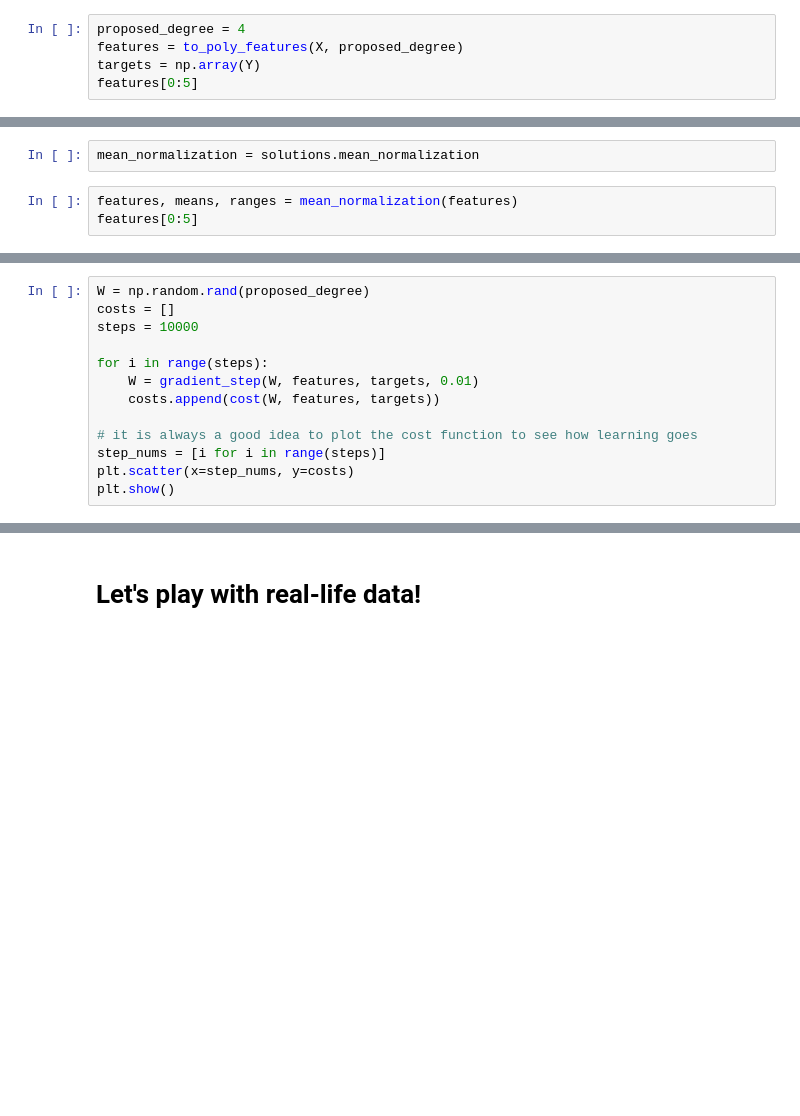
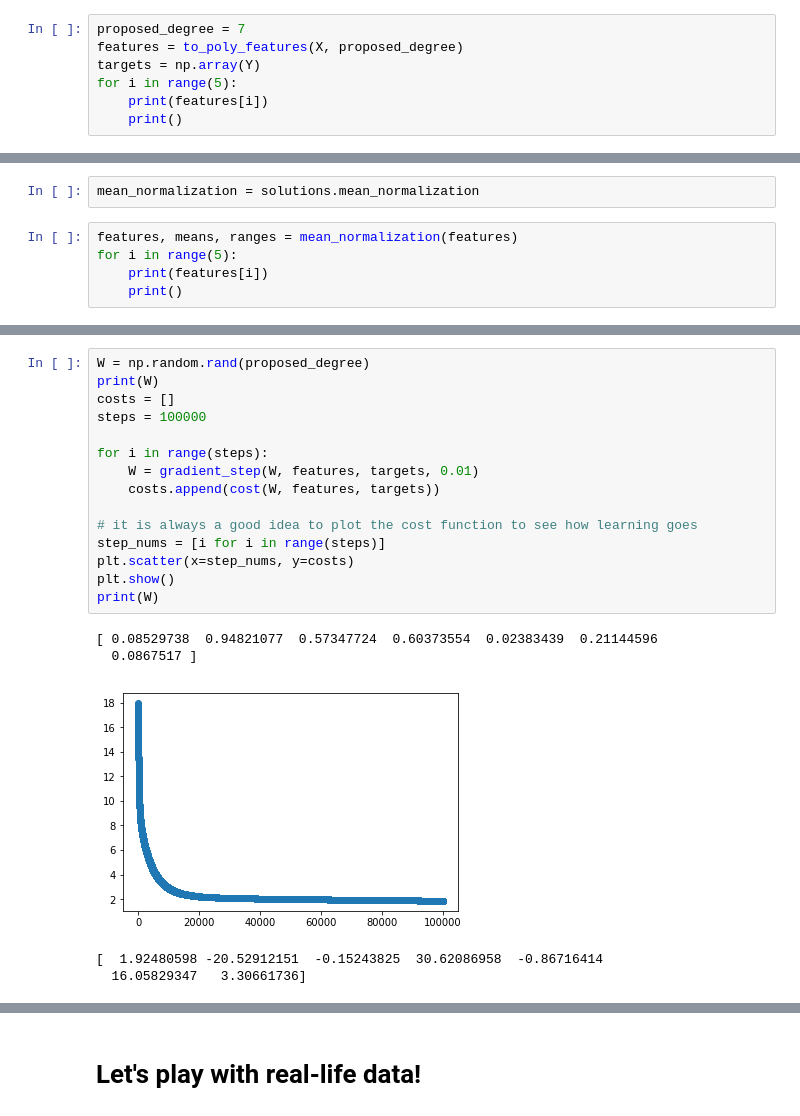
Before and after one commit to aghbit/BIT_AI, a Jupyter notebook: 2017_10_30_lab2/multivariate_regression.ipynb, the cells around one changed output, grey strips where cells are left out. Saved outputs shown, nothing was run; the diff lists cells and outputs as text; blank space fills up the shorter version.

```diff
--- a/2017_10_30_lab2/multivariate_regression.ipynb
+++ b/2017_10_30_lab2/multivariate_regression.ipynb
@@ -111,7 +125,9 @@ def to_poly_features(X, proposed_degree):
     # notice that x ** 0 = 1, so bias feature is already added here
     return np.array([[x ** n for n in range(proposed_degree)] for x in X])
 # %%
-proposed_degree = 4
+proposed_degree = 7
 features = to_poly_features(X, proposed_degree)
 targets = np.array(Y)
-features[0:5]
+for i in range(5):
+    print(features[i])
+    print()
@@ -137,4 +167,6 @@ def mean_normalization(X, means=None, ranges=None):
 mean_normalization = solutions.mean_normalization
 # %%
 features, means, ranges = mean_normalization(features)
-features[0:5]
+for i in range(5):
+    print(features[i])
+    print()
@@ -141,16 +188,24 @@ features[0:5]
 # %%
 W = np.random.rand(proposed_degree)
+print(W)
 costs = []
-steps = 10000
+steps = 100000
 
 for i in range(steps):
     W = gradient_step(W, features, targets, 0.01)
     costs.append(cost(W, features, targets))
 
 # it is always a good idea to plot the cost function to see how learning goes
 step_nums = [i for i in range(steps)]
 plt.scatter(x=step_nums, y=costs)
 plt.show()
+print(W)
+# %% [output]
+[ 0.08529738  0.94821077  0.57347724  0.60373554  0.02383439  0.21144596
+  0.0867517 ]
+[figure, added]
+[  1.92480598 -20.52912151  -0.15243825  30.62086958  -0.86716414
+  16.05829347   3.30661736]
 # %%
 calculated_targets = hypotheses(W, features)
 plt.scatter(X, Y)
```
Also changed, not shown: parts of 15 cells of this notebook, 4 other files.
